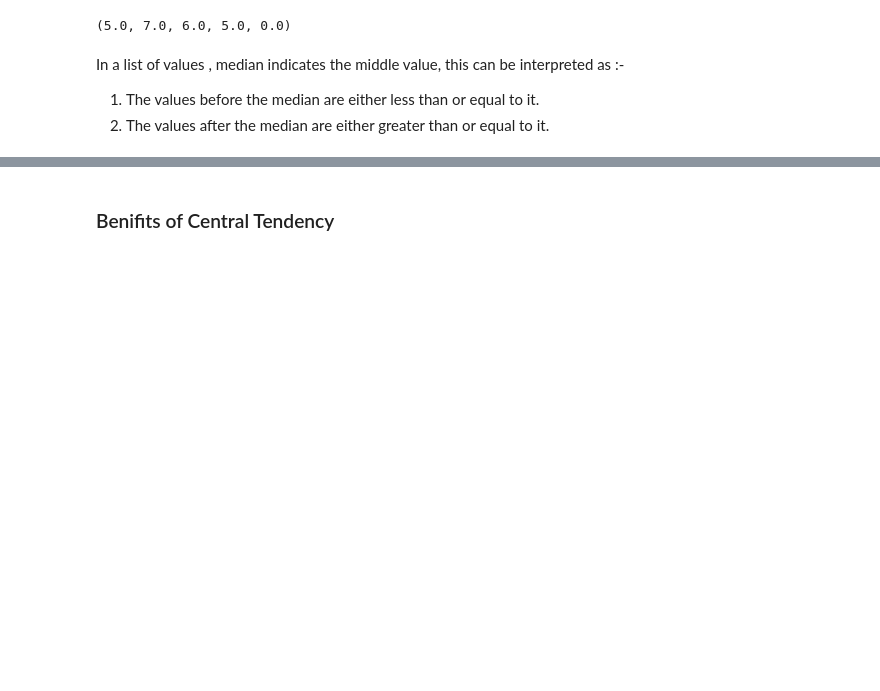
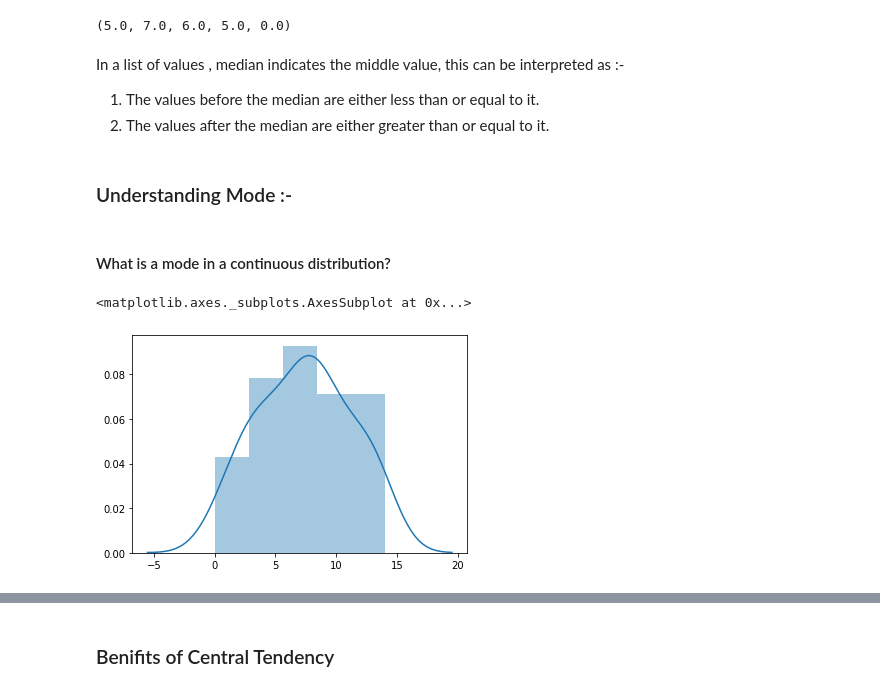
Before and after one commit to Meghana21/Understanding-statistics-for-datascience, a Jupyter notebook: Statistics_Measures_of_central_tendency.ipynb, the cells around one changed output, grey strips where cells are left out. Saved outputs shown, nothing was run; the diff lists cells and outputs as text; code cells hidden in the pictures; blank space fills up the shorter version.

```diff
--- a/Statistics_Measures_of_central_tendency.ipynb
+++ b/Statistics_Measures_of_central_tendency.ipynb
@@ -433,3 +433,14 @@ In a list of values , median indicates the middle value, this can be interpreted
 
 1. The values before the median are either less than or equal to it.
 2. The values after the median are either greater than or equal to it.
+# %% [markdown]
+### Understanding Mode :-
+# %% [markdown]
+#### What is a mode in a continuous distribution?
+# %%
+data = np.random.randint(15,size=(50,))
+# %%
+sns.distplot(data)
+# %% [output]
+<matplotlib.axes._subplots.AxesSubplot at 0x...>
+[figure, added]
```
Also changed, not shown: parts of 2 cells of this notebook.
